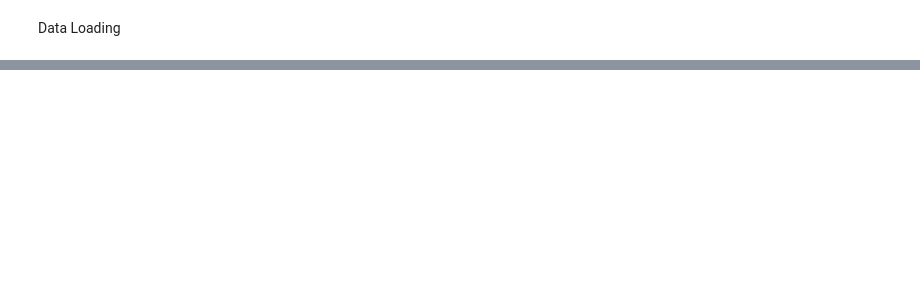
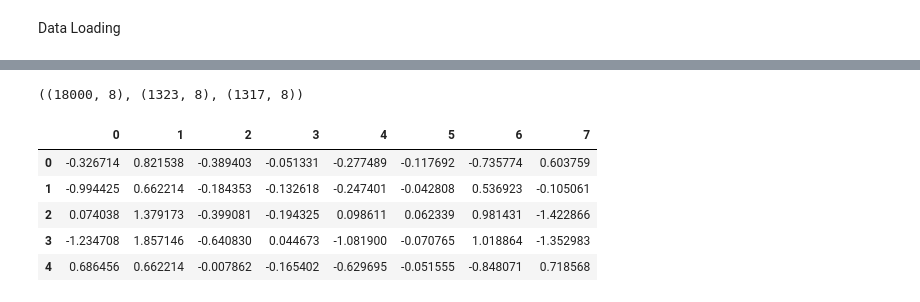
Before and after one commit to TamimEhsan2021/AiCore_IntroToModels_Prac, a Jupyter notebook: HousePricePredictions.ipynb, the cells around one changed output, grey strips where cells are left out. Saved outputs shown, nothing was run; the diff lists cells and outputs as text; code cells hidden in the pictures; blank space fills up the shorter version.

```diff
--- a/HousePricePredictions.ipynb
+++ b/HousePricePredictions.ipynb
@@ -47,0 +144,13 @@ AttributeError: module 'sklearn.datasets' has no attribute 'california_house'
+# %%
+X_train.shape, X_val.shape, X_test.shape
+# %% [output]
+((18000, 8), (1323, 8), (1317, 8))
+# %%
+pd.DataFrame(X_train).head()
+# %% [output]
+|  | 0 | 1 | 2 | 3 | 4 | 5 | 6 | 7 |
+| 0 | -0.326714 | 0.821538 | -0.389403 | -0.051331 | -0.277489 | -0.117692 | -0.735774 | 0.603759 |
+| 1 | -0.994425 | 0.662214 | -0.184353 | -0.132618 | -0.247401 | -0.042808 | 0.536923 | -0.105061 |
+| 2 | 0.074038 | 1.379173 | -0.399081 | -0.194325 | 0.098611 | 0.062339 | 0.981431 | -1.422866 |
+| 3 | -1.234708 | 1.857146 | -0.640830 | 0.044673 | -1.081900 | -0.070765 | 1.018864 | -1.352983 |
+| 4 | 0.686456 | 0.662214 | -0.007862 | -0.165402 | -0.629695 | -0.051555 | -0.848071 | 0.718568 |
```
Also changed, not shown: parts of 33 cells of this notebook, 13 other files.
